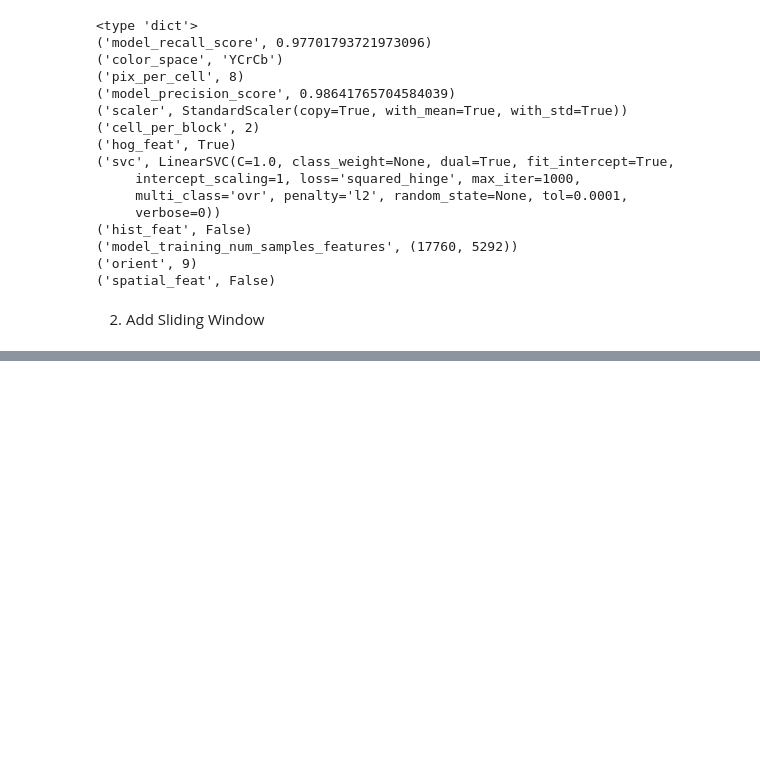
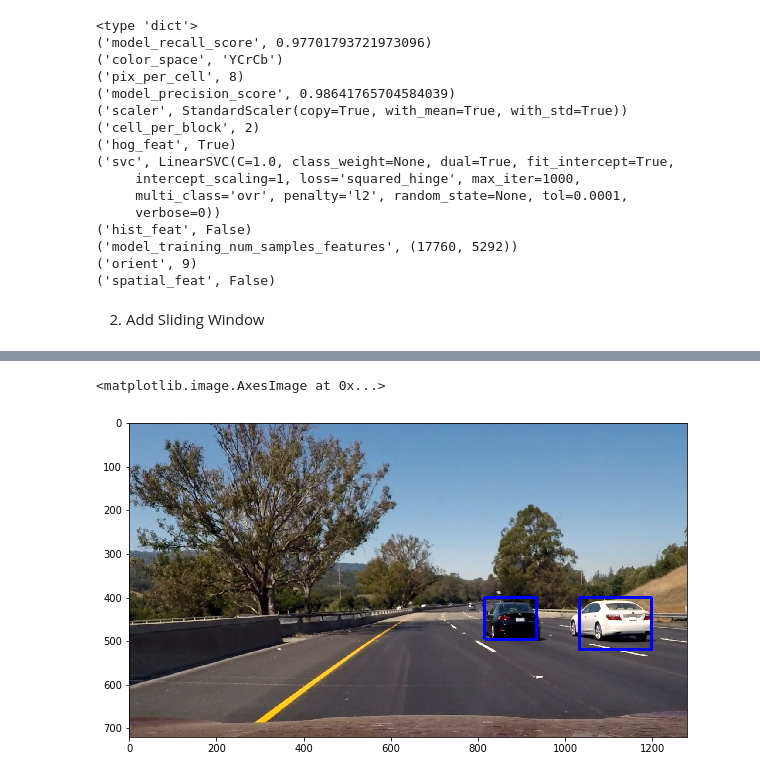
Before and after one commit to david-woo-instacart/kitt-playlabs, a Jupyter notebook: udacity/CarND-Vehicle-Detection-master/CarND-Vehicle-Detection-Project-V2.ipynb, the cells around one changed output, grey strips where cells are left out. Cells and saved outputs as stored; diff of their text form; code cells hidden in the pictures; blank space fills up the shorter version.

```diff
--- a/udacity/CarND-Vehicle-Detection-master/CarND-Vehicle-Detection-Project-V2.ipynb
+++ b/udacity/CarND-Vehicle-Detection-master/CarND-Vehicle-Detection-Project-V2.ipynb
@@ -576,0 +651,38 @@ converting colors
+# %%
+def draw_labeled_bboxes(img, labels):
+
+    num_objs = labels[1]
+    img_pixels = labels[0]
+    # Loop through all detected objects
+    for obj_label in range(1,num_objs+1):
+
+        # Find img pixels, labelled with obj label
+
+        non_zero_pix = (img_pixels == obj_label).nonzero()
+
+        # Return indices of non zeros
+        # np array vs chart. np array rows are y, and cols are x
+        # chart, y is vertical and x is horizontal
+        pixel_x_min_max = (np.min(non_zero_pix[1]),np.max(non_zero_pix[1]))
+        pixel_y_min_max = (np.min(non_zero_pix[0]),np.max(non_zero_pix[0]))
+
+        # Define a bounding box based on min/max x and y
+        top_left = (pixel_x_min_max[0],pixel_y_min_max[0])
+        bottom_right = (pixel_x_min_max[1],pixel_y_min_max[1])
+        box = (top_left,bottom_right)
+        #print("box coordinates",box)
+        cv2.rectangle(img,box[0],box[1],(0,0,255),6)
+
+        # Draw the box on the image
+
+    # Return the image and final rectangles
+    return img
+
+# Draw bounding boxes on a copy of the image
+draw_img = draw_labeled_bboxes(np.copy(img), labels)
+# Display the image
+plt.figure(figsize=(10,10))
+plt.imshow(draw_img)
+# %% [output]
+<matplotlib.image.AxesImage at 0x...>
+[figure, added]
```
Also changed, not shown: parts of 11 cells of this notebook.
